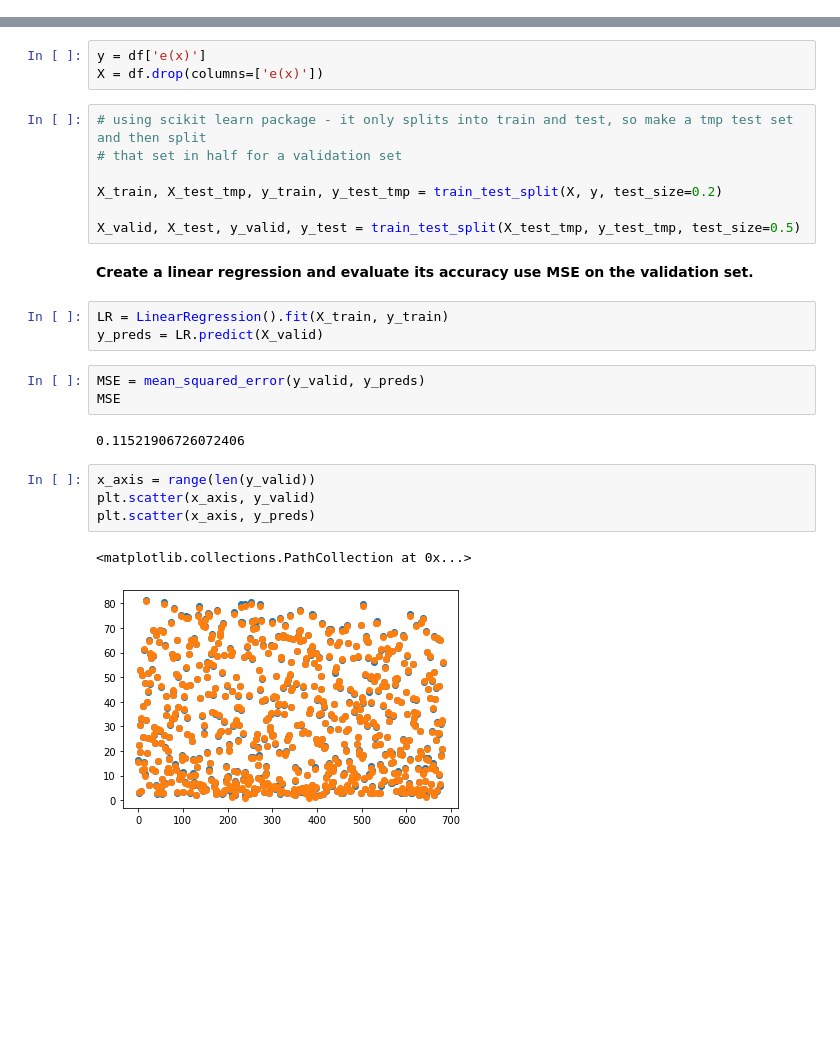
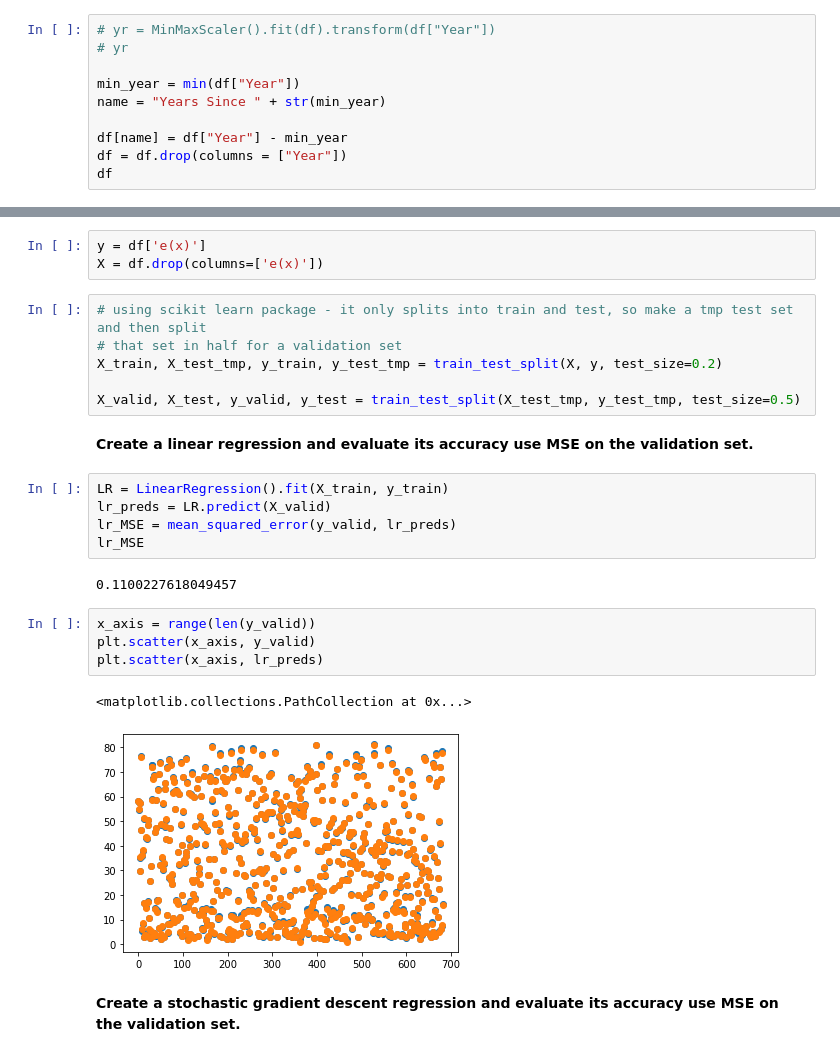
Before and after one commit to rochellekris/Life_Expectancy_ML, a Jupyter notebook: data_collation/Final_Project.ipynb, the cells around one changed output, grey strips where cells are left out. Drawn from its saved outputs; the diff is of its cells as text; blank space fills up the shorter version.

Commit message:
sgd regression and age range adjusted

```diff
--- a/data_collation/Final_Project.ipynb
+++ b/data_collation/Final_Project.ipynb
@@ -123,0 +96,10 @@ df
+# %%
+# yr = MinMaxScaler().fit(df).transform(df["Year"])
+# yr
+
+min_year = min(df["Year"])
+name = "Years Since " + str(min_year)
+
+df[name] = df["Year"] - min_year
+df = df.drop(columns = ["Year"])
+df
@@ -129,7 +142,6 @@ X = df.drop(columns=['e(x)'])
 # %%
 # using scikit learn package - it only splits into train and test, so make a tmp test set and then split
 # that set in half for a validation set
-
 X_train, X_test_tmp, y_train, y_test_tmp = train_test_split(X, y, test_size=0.2)
 
 X_valid, X_test, y_valid, y_test = train_test_split(X_test_tmp, y_test_tmp, test_size=0.5)
@@ -137,16 +149,17 @@ X_valid, X_test, y_valid, y_test = train_test_split(X_test_tmp, y_test_tmp, test
 **Create a linear regression and evaluate its accuracy use MSE on the validation set.**
 # %%
 LR = LinearRegression().fit(X_train, y_train)
-y_preds = LR.predict(X_valid)
+lr_preds = LR.predict(X_valid)
+lr_MSE = mean_squared_error(y_valid, lr_preds)
+lr_MSE
+# %% [output]
+0.1100227618049457
-# %%
-MSE = mean_squared_error(y_valid, y_preds)
-MSE
-# %% [output]
-0.11521906726072406
 # %%
 x_axis = range(len(y_valid))
 plt.scatter(x_axis, y_valid)
-plt.scatter(x_axis, y_preds)
+plt.scatter(x_axis, lr_preds)
 # %% [output]
 <matplotlib.collections.PathCollection at 0x...>
-[figure, old version]
+[figure, new version]
+# %% [markdown]
+**Create a stochastic gradient descent regression and evaluate its accuracy use MSE on the validation set.**
```
Also changed, not shown: parts of 8 cells of this notebook.
